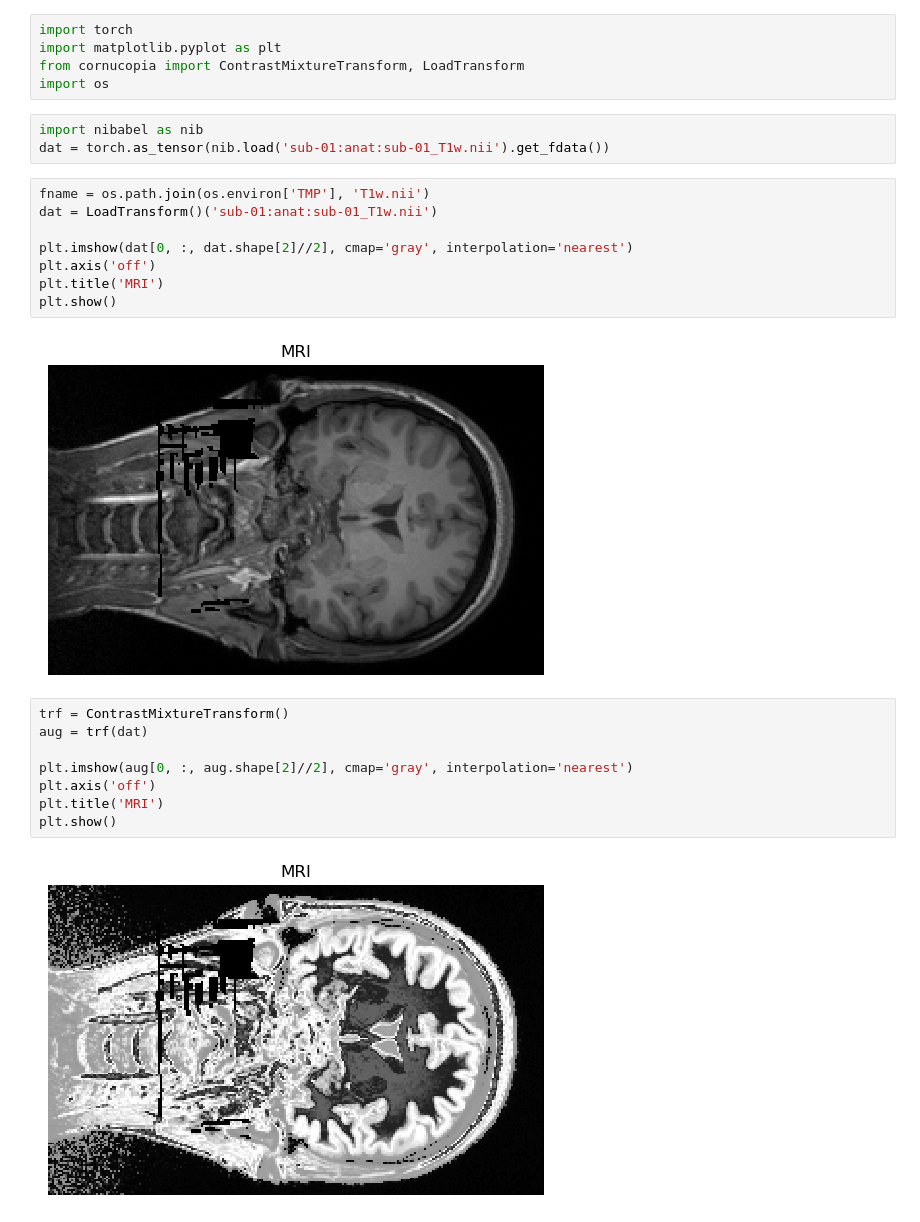
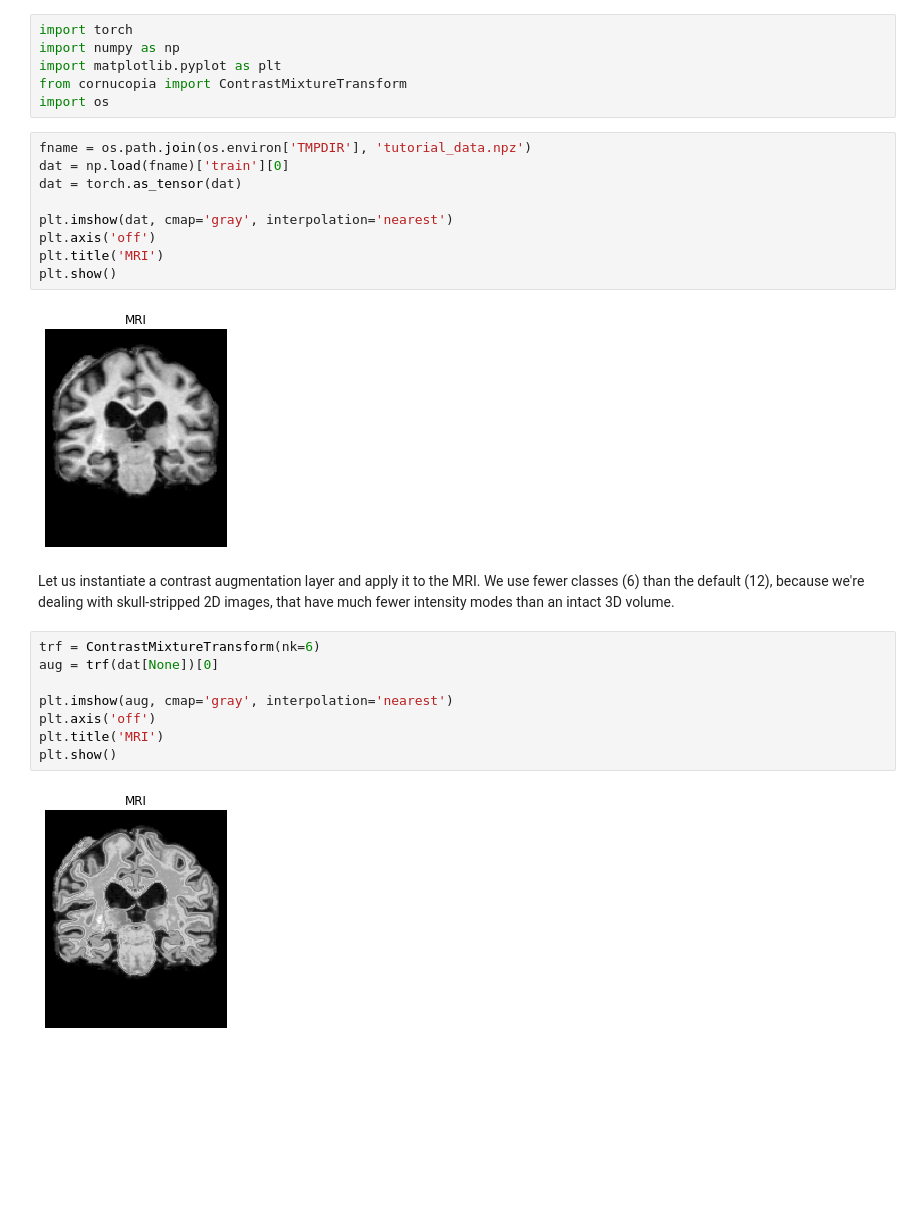
Before and after one commit to balbasty/cornucopia, a Jupyter notebook: examples/contrast.ipynb, the cells around one changed output. Drawn from its saved outputs; the diff is of its cells as text; blank space fills up the shorter version.

Commit message:
DOC/FIX(contrast): use vxm demo dataset

```diff
--- a/examples/contrast.ipynb
+++ b/examples/contrast.ipynb
@@ -14,28 +25,32 @@ Saving to: ‘sub-01:anat:sub-01_T1w.nii’
 # %%
 import torch
+import numpy as np
 import matplotlib.pyplot as plt
-from cornucopia import ContrastMixtureTransform, LoadTransform
+from cornucopia import ContrastMixtureTransform
 import os
-# %%
-import nibabel as nib
-dat = torch.as_tensor(nib.load('sub-01:anat:sub-01_T1w.nii').get_fdata())
 # %%
-fname = os.path.join(os.environ['TMP'], 'T1w.nii')
-dat = LoadTransform()('sub-01:anat:sub-01_T1w.nii')
+fname = os.path.join(os.environ['TMPDIR'], 'tutorial_data.npz')
+dat = np.load(fname)['train'][0]
+dat = torch.as_tensor(dat)
 
-plt.imshow(dat[0, :, dat.shape[2]//2], cmap='gray', interpolation='nearest')
+plt.imshow(dat, cmap='gray', interpolation='nearest')
 plt.axis('off')
 plt.title('MRI')
 plt.show()
 # %% [output]
-[figure, old version]
+[figure, new version]
+# %% [markdown]
+Let us instantiate a contrast augmentation layer and apply it to the MRI.
+We use fewer classes (6) than the default (12), because we're dealing
+with skull-stripped 2D images, that have much fewer intensity modes than
+an intact 3D volume.
 # %%
-trf = ContrastMixtureTransform()
-aug = trf(dat)
+trf = ContrastMixtureTransform(nk=6)
+aug = trf(dat[None])[0]
 
-plt.imshow(aug[0, :, aug.shape[2]//2], cmap='gray', interpolation='nearest')
+plt.imshow(aug, cmap='gray', interpolation='nearest')
 plt.axis('off')
 plt.title('MRI')
 plt.show()
 # %% [output]
-[figure, old version]
+[figure, new version]
```
Also changed, not shown: parts of 4 cells of this notebook.
